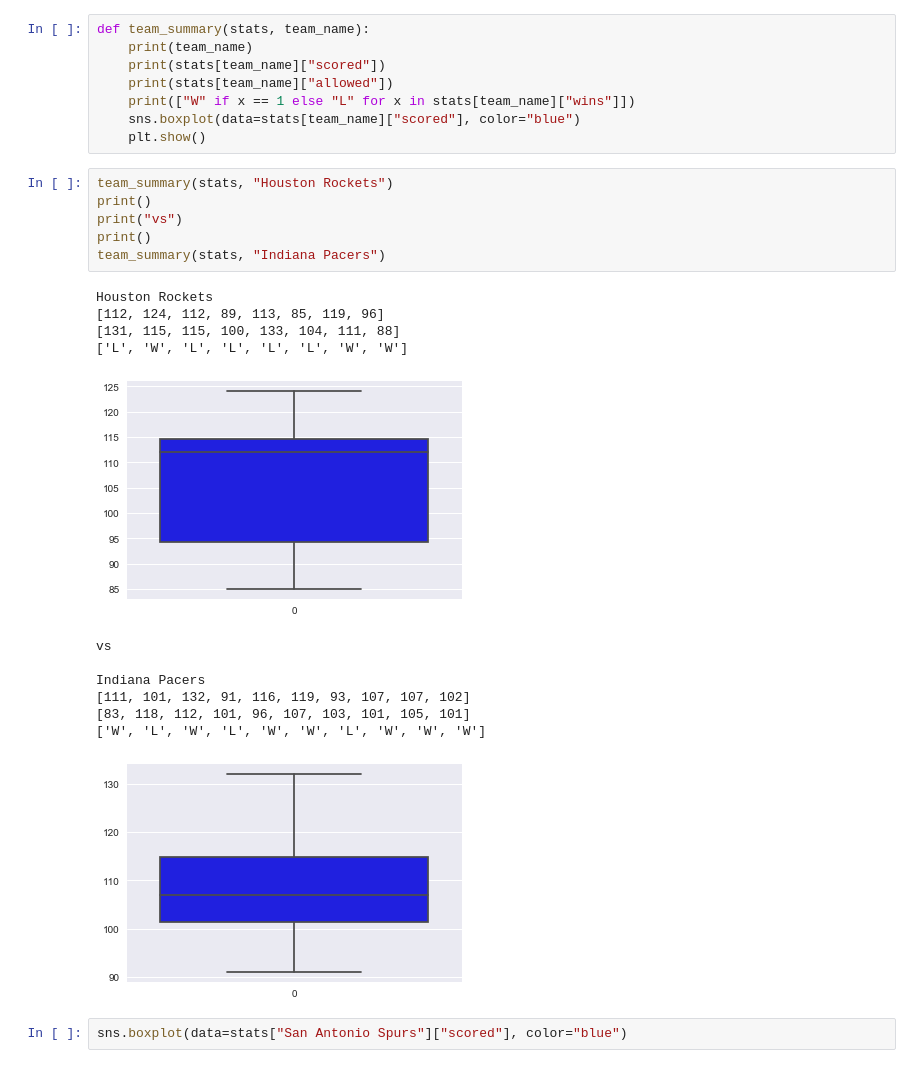
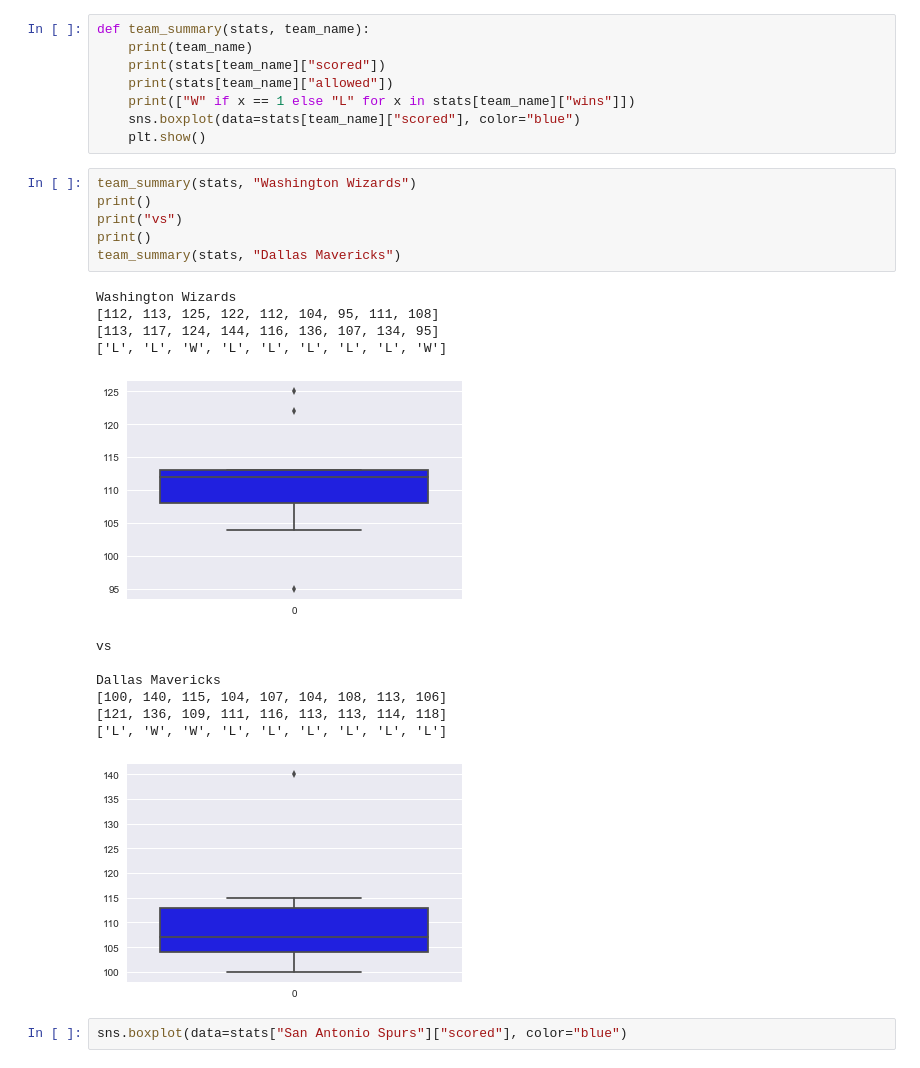
Before and after one commit to laimis/gamepredictions, a Jupyter notebook: train_model.ipynb, the cells around one changed output. Cells and saved outputs as stored; diff of their text form.

```diff
--- a/train_model.ipynb
+++ b/train_model.ipynb
@@ -179,24 +179,24 @@ def team_summary(stats, team_name):
     sns.boxplot(data=stats[team_name]["scored"], color="blue")
     plt.show()
 # %%
-team_summary(stats, "Houston Rockets")
+team_summary(stats, "Washington Wizards")
 print()
 print("vs")
 print()
-team_summary(stats, "Indiana Pacers")
+team_summary(stats, "Dallas Mavericks")
 # %% [output]
-Houston Rockets
-[112, 124, 112, 89, 113, 85, 119, 96]
-[131, 115, 115, 100, 133, 104, 111, 88]
-['L', 'W', 'L', 'L', 'L', 'L', 'W', 'W']
+Washington Wizards
+[112, 113, 125, 122, 112, 104, 95, 111, 108]
+[113, 117, 124, 144, 116, 136, 107, 134, 95]
+['L', 'L', 'W', 'L', 'L', 'L', 'L', 'L', 'W']
-[figure, old version]
+[figure, new version]
 vs
 
-Indiana Pacers
-[111, 101, 132, 91, 116, 119, 93, 107, 107, 102]
-[83, 118, 112, 101, 96, 107, 103, 101, 105, 101]
-['W', 'L', 'W', 'L', 'W', 'W', 'L', 'W', 'W', 'W']
+Dallas Mavericks
+[100, 140, 115, 104, 107, 104, 108, 113, 106]
+[121, 136, 109, 111, 116, 113, 113, 114, 118]
+['L', 'W', 'W', 'L', 'L', 'L', 'L', 'L', 'L']
-[figure, old version]
+[figure, new version]
 # %%
 sns.boxplot(data=stats["San Antonio Spurs"]["scored"], color="blue")
 # %% [output]
```
Also changed, not shown: parts of 5 cells of this notebook.
